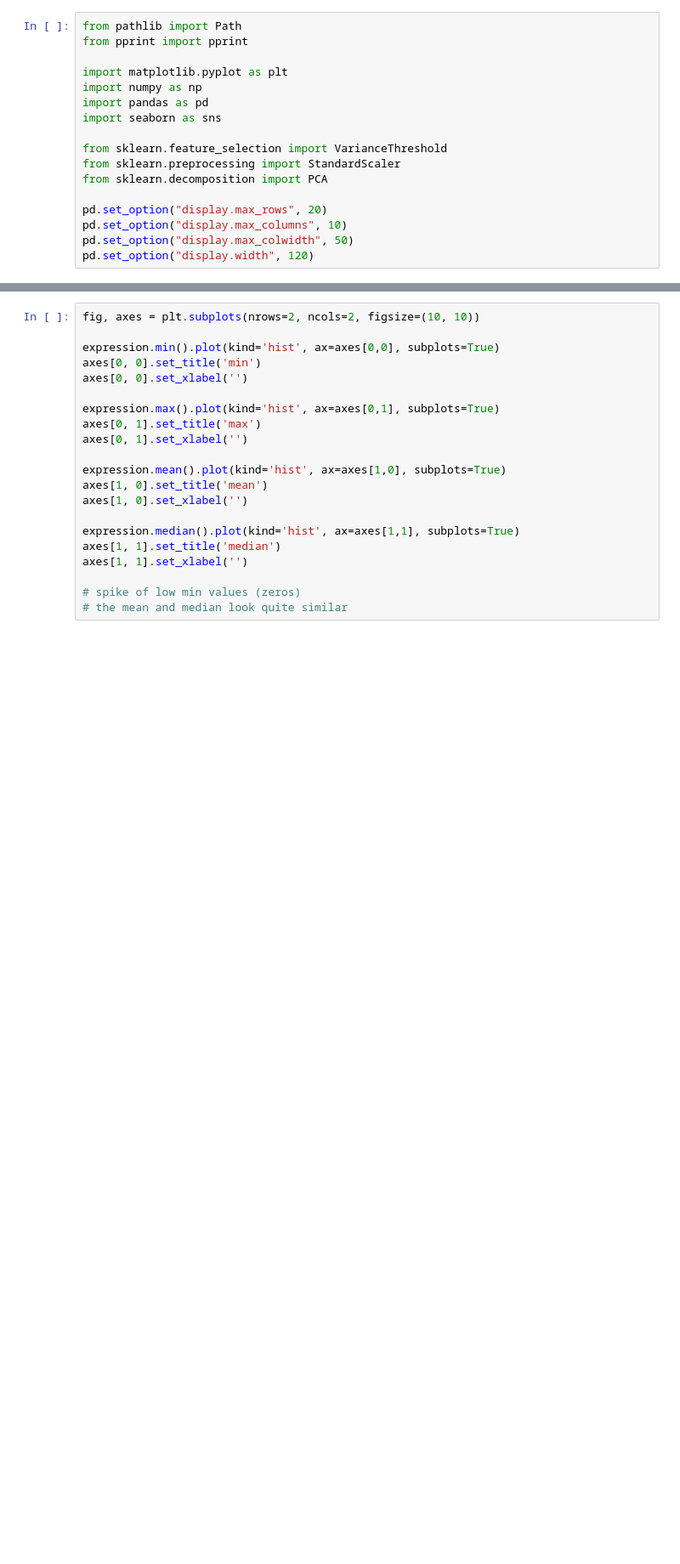
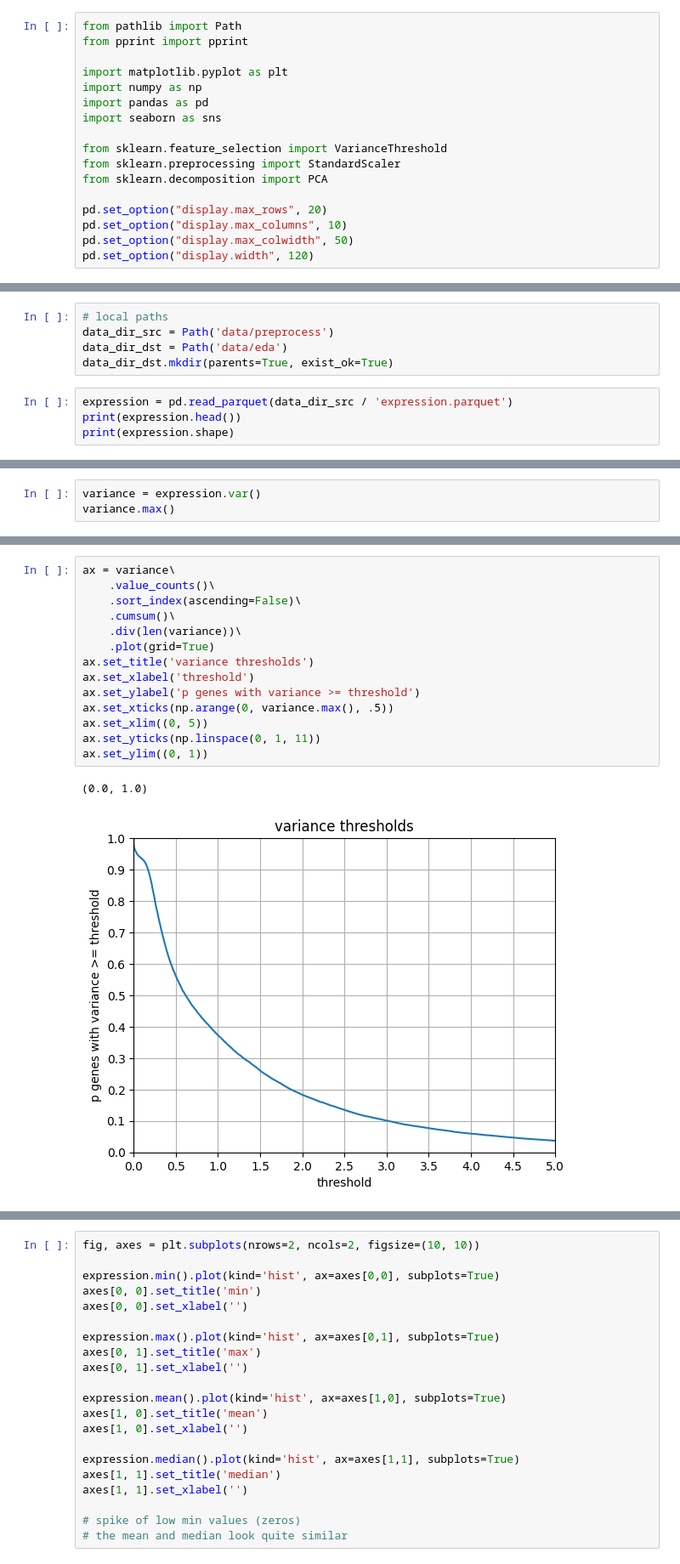
Before and after one commit to dkidney/analyses, a Jupyter notebook: 20251103_tcga_luad_survival_analysis/03_3_eda_expression.ipynb, the cells around one changed output, grey strips where cells are left out. Shown at 85% size. Cells and saved outputs as stored; diff of their text form; blank space fills up the shorter version.

```diff
--- a/20251103_tcga_luad_survival_analysis/03_3_eda_expression.ipynb
+++ b/20251103_tcga_luad_survival_analysis/03_3_eda_expression.ipynb
@@ -20,0 +22,9 @@ expression = pd.read_csv(Path(data_dir_proc) / 'expression.tsv', sep='\t', index
+# %%
+# local paths
+data_dir_src = Path('data/preprocess')
+data_dir_dst = Path('data/eda')
+data_dir_dst.mkdir(parents=True, exist_ok=True)
+# %%
+expression = pd.read_parquet(data_dir_src / 'expression.parquet')
+print(expression.head())
+print(expression.shape)
@@ -32,0 +58,3 @@ Name: count, dtype: int64
+# %%
+variance = expression.var()
+variance.max()
@@ -32,0 +87,17 @@ Name: count, dtype: int64
+# %%
+ax = variance\
+    .value_counts()\
+    .sort_index(ascending=False)\
+    .cumsum()\
+    .div(len(variance))\
+    .plot(grid=True)
+ax.set_title('variance thresholds')
+ax.set_xlabel('threshold')
+ax.set_ylabel('p genes with variance >= threshold')
+ax.set_xticks(np.arange(0, variance.max(), .5))
+ax.set_xlim((0, 5))
+ax.set_yticks(np.linspace(0, 1, 11))
+ax.set_ylim((0, 1))
+# %% [output]
+(0.0, 1.0)
+[figure, added]
```
Also changed, not shown: parts of 47 cells of this notebook, 14 other files.
